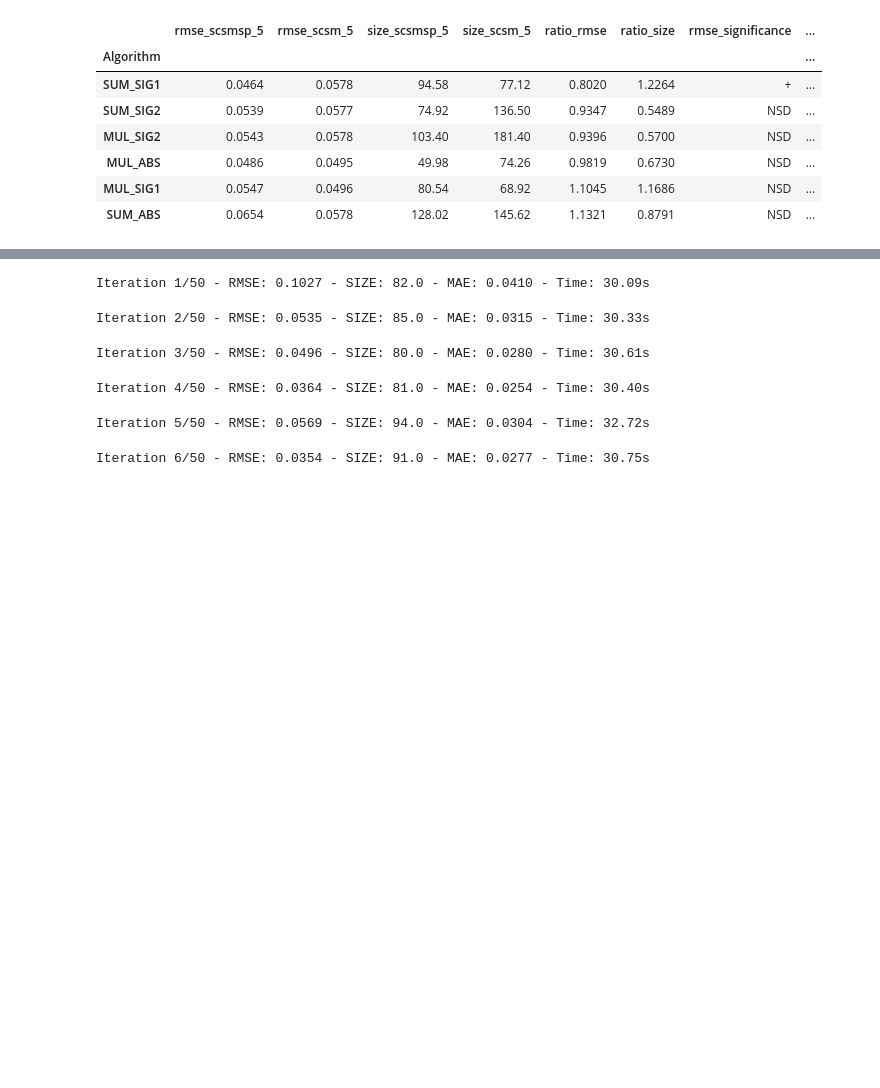
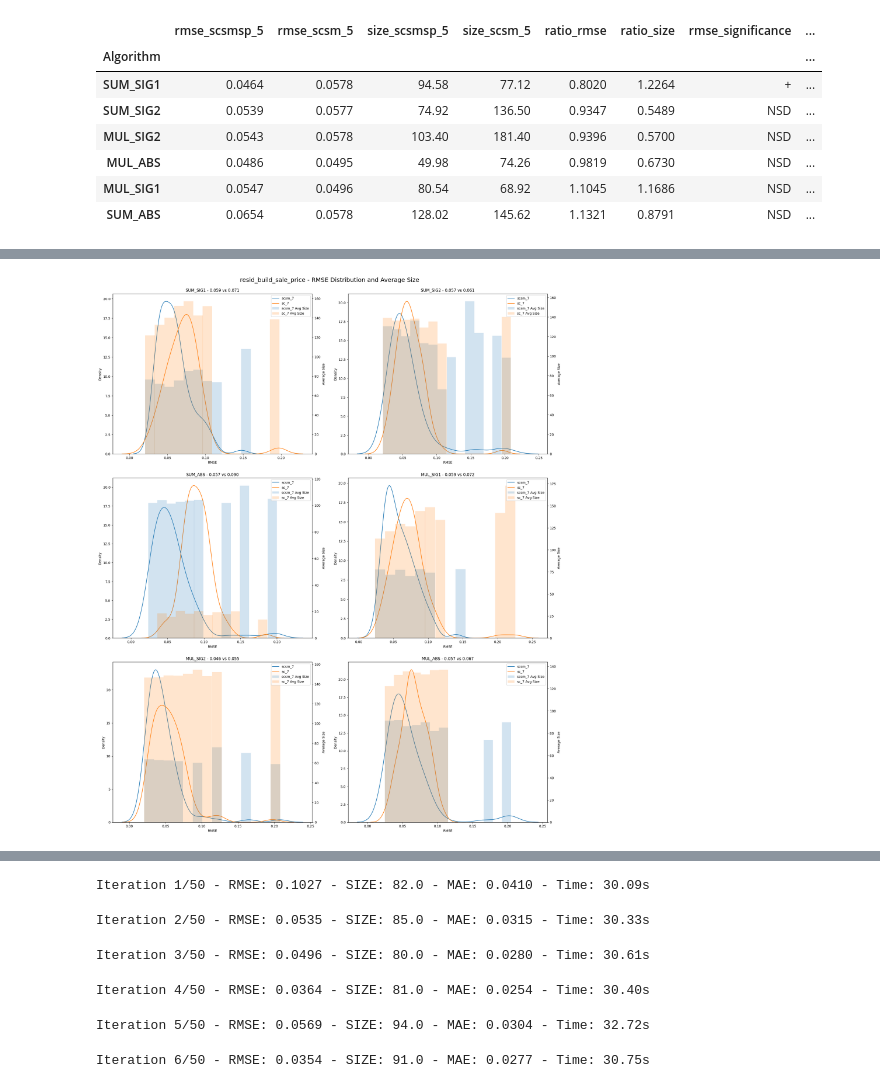
Before and after one commit to amarmate/SLIM-TEST-LITE, a Jupyter notebook: results.ipynb, the cells around one changed output, grey strips where cells are left out. Drawn from its saved outputs; the diff is of its cells as text; code cells hidden in the pictures; blank space fills up the shorter version.

```diff
--- a/results.ipynb
+++ b/results.ipynb
@@ -405,0 +422,62 @@ plt.show()
+# %%
+n_bins = 14
+prefixes = ['scsm_7', 'sc_7']
+dataset = 'resid_build_sale_price'
+best = True
+
+dataset_id = dataset_dict[dataset]
+with open(f'results/slim/{dataset_id}/{prefixes[0]}.pkl', 'rb') as f:
+    results1 = pickle.load(f)
+with open(f'results/slim/{dataset_id}/{prefixes[1]}.pkl', 'rb') as f:
+    results2 = pickle.load(f)
+algorithms = ['SUM_SIG1', 'SUM_SIG2', 'SUM_ABS', 'MUL_SIG1', 'MUL_SIG2', 'MUL_ABS']
+
+def create_dataframe(results, prefix):
+    data = []
+    for algo in algorithms:
+        for rmse, size in zip(results['rmse'][algo], results['size'][algo]):
+            data.append({'algorithm': algo, 'rmse': rmse, 'size': size, 'prefix': prefix})
+    return pd.DataFrame(data)
+
+df1 = create_dataframe(results1, prefixes[0])
+df2 = create_dataframe(results2, prefixes[1])
+df = pd.concat([df1, df2])
+
+def calculate_mean_size(data, bins):
+    data = data.copy()
+    data['rmse_bin'] = pd.cut(data['rmse'], bins=bins)
+    return data.groupby('rmse_bin', observed=False)['size'].mean().reset_index()
+
+
+fig, axs = plt.subplots(3, 2, figsize=(20, 24))
+axs = axs.flatten()
+
+for i, algo in enumerate(algorithms):
+    algo_data = df[df['algorithm'] == algo]
+    sns.kdeplot(data=algo_data[algo_data['prefix'] == prefixes[0]], x='rmse', ax=axs[i], label=prefixes[0])
+    sns.kdeplot(data=algo_data[algo_data['prefix'] == prefixes[1]], x='rmse', ax=axs[i], label=prefixes[1])
+    rmse_min = algo_data['rmse'].min()
+    rmse_max = algo_data['rmse'].max()
+    bins = np.linspace(rmse_min, rmse_max, n_bins+1)
+
+    mean_size1 = calculate_mean_size(algo_data[algo_data['prefix'] == prefixes[0]], bins)
+    mean_size2 = calculate_mean_size(algo_data[algo_data['prefix'] == prefixes[1]], bins)
+
+    ax2 = axs[i].twinx()
+    ax2.bar(mean_size1['rmse_bin'].apply(lambda x: x.mid), mean_size1['size'], alpha=0.2, width=(rmse_max-rmse_min)/n_bins, label=f'{prefixes[0]} Avg Size')
+    ax2.bar(mean_size2['rmse_bin'].apply(lambda x: x.mid), mean_size2['size'], alpha=0.2, width=(rmse_max-rmse_min)/n_bins, label=f'{prefixes[1]} Avg Size')
+
+    axs[i].set_title(f'{algo} - {np.mean(results1["rmse"][algo]):.3f} vs {np.mean(results2["rmse"][algo]):.3f}')
+    axs[i].set_xlabel('RMSE')
+    axs[i].set_ylabel('Density')
+    ax2.set_ylabel('Average Size')
+
+    lines1, labels1 = axs[i].get_legend_handles_labels()
+    lines2, labels2 = ax2.get_legend_handles_labels()
+    ax2.legend(lines1 + lines2, labels1 + labels2, loc='upper right')
+
+fig.suptitle(f'{dataset} - RMSE Distribution and Average Size', fontsize=18)
+plt.tight_layout(pad=2.5)
+plt.show()
+# %% [output]
+[figure, added]
```
Also changed, not shown: parts of 11 cells of this notebook, 4 other files.
